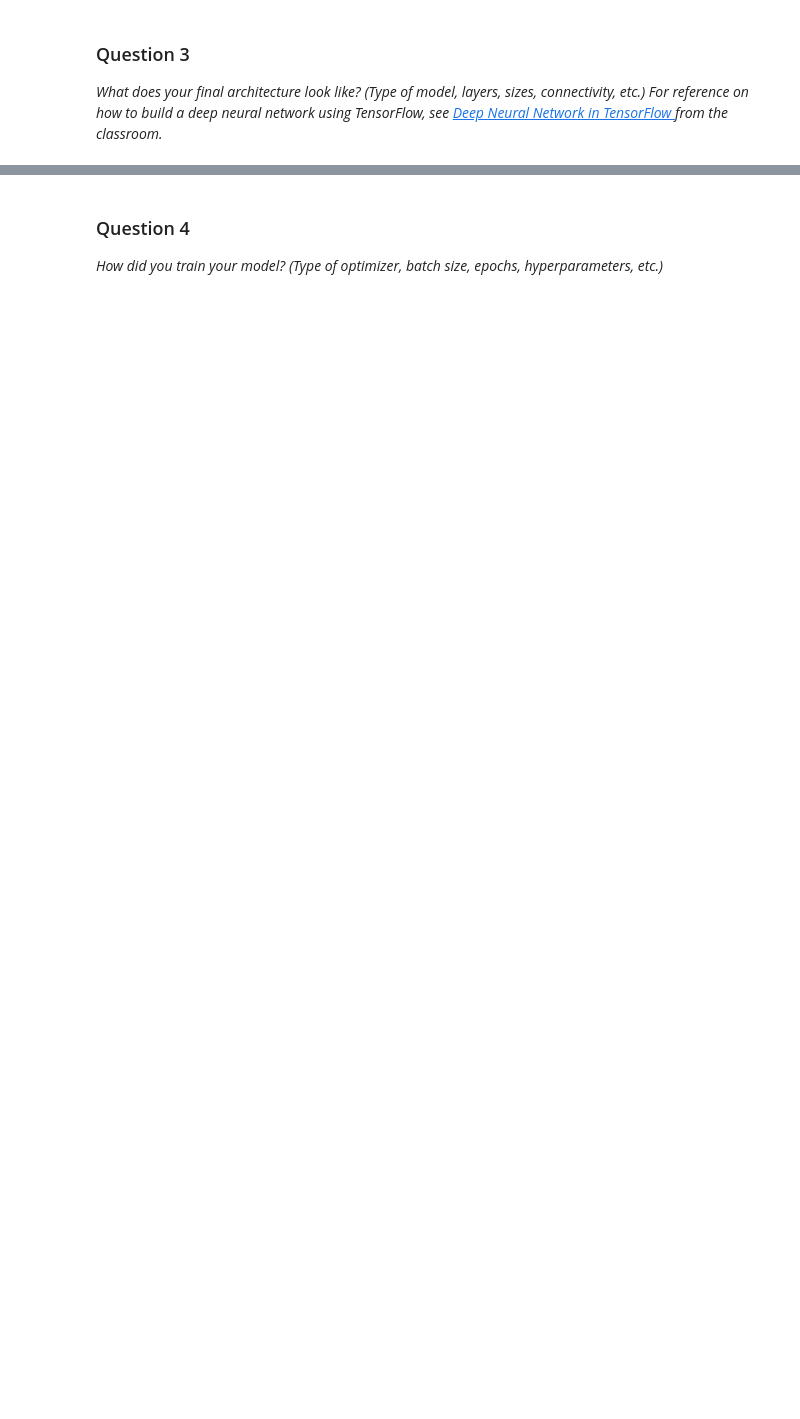
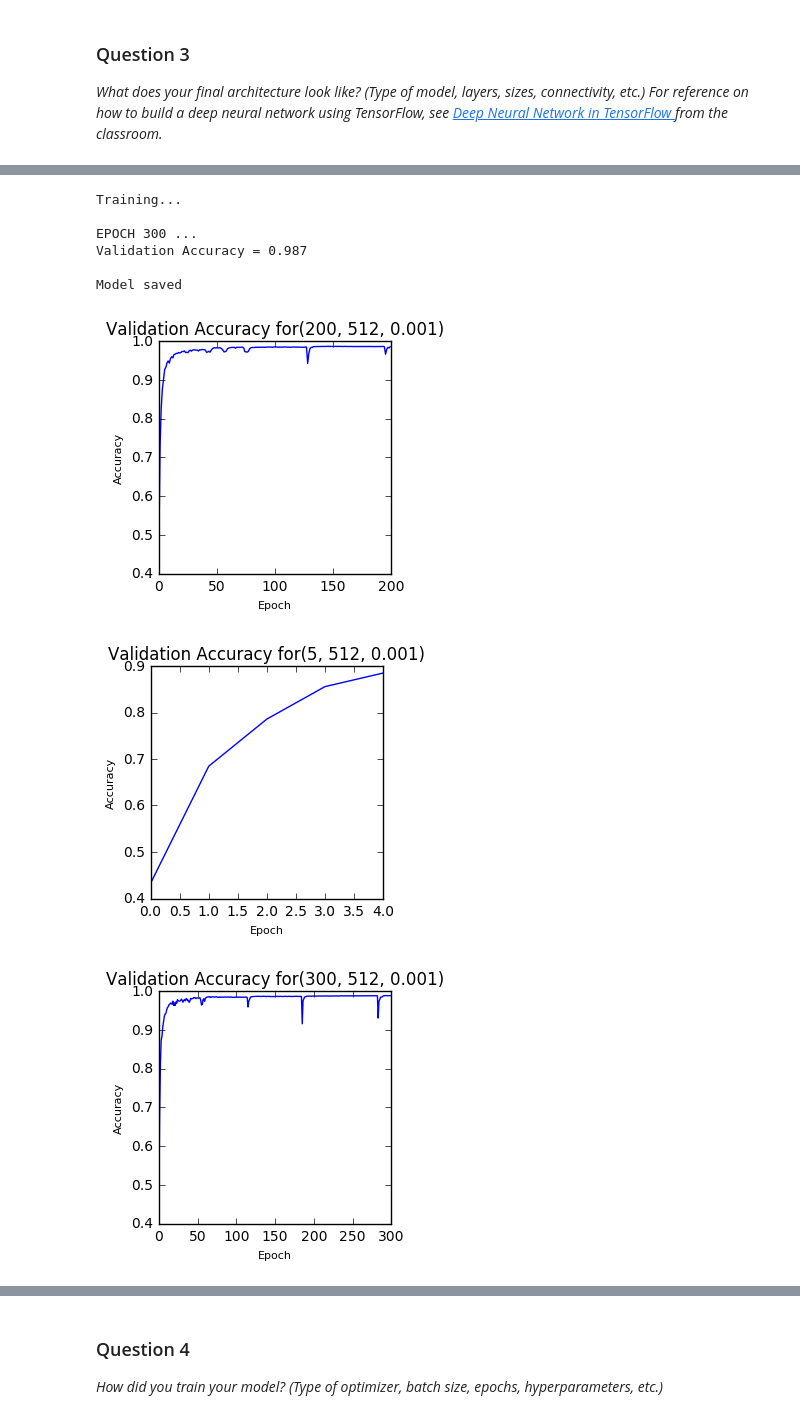
Before and after one commit to govindap/CarND-Traffic-Sign-Classifier-Project, a Jupyter notebook: Traffic_Sign_Classifier.ipynb, the cells around one changed output, grey strips where cells are left out. Cells and saved outputs as stored; diff of their text form; code cells hidden in the pictures; blank space fills up the shorter version.

```diff
--- a/Traffic_Sign_Classifier.ipynb
+++ b/Traffic_Sign_Classifier.ipynb
@@ -325,0 +347,31 @@ with tf.Session() as sess:
+# %%
+#trainModel(nepoch=30,bsize=128)
+#trainModel(nepoch=30,bsize=256)
+#trainModel(nepoch=30,bsize=512)
+#trainModel(nepoch=5,bsize=512)
+#trainModel(nepoch=200,bsize=512)
+#trainModel(nepoch=300,bsize=512)
+
+#optimizer = tf.train.RMSPropOptimizer(learning_rate = rate)
+trainModel(nepoch=300,bsize=512)
+# %% [output]
+Training...
+
+EPOCH 300 ...
+Validation Accuracy = 0.987
+
+Model saved
+# %%
+if True:
+    keys = list(outd.keys())
+    for k in range(len(keys)):
+        plt.figure(figsize=(3,3))
+        plt.plot(outd[keys[k]])
+        plt.title('Validation Accuracy for' + str(keys[k]))
+        plt.xlabel('Epoch', fontsize=8)
+        plt.ylabel('Accuracy', fontsize=8)
+        plt.show()
+# %% [output]
+[figure, added]
+[figure, added]
+[figure, added]
```
Also changed, not shown: parts of 33 cells of this notebook, 47 other files.
